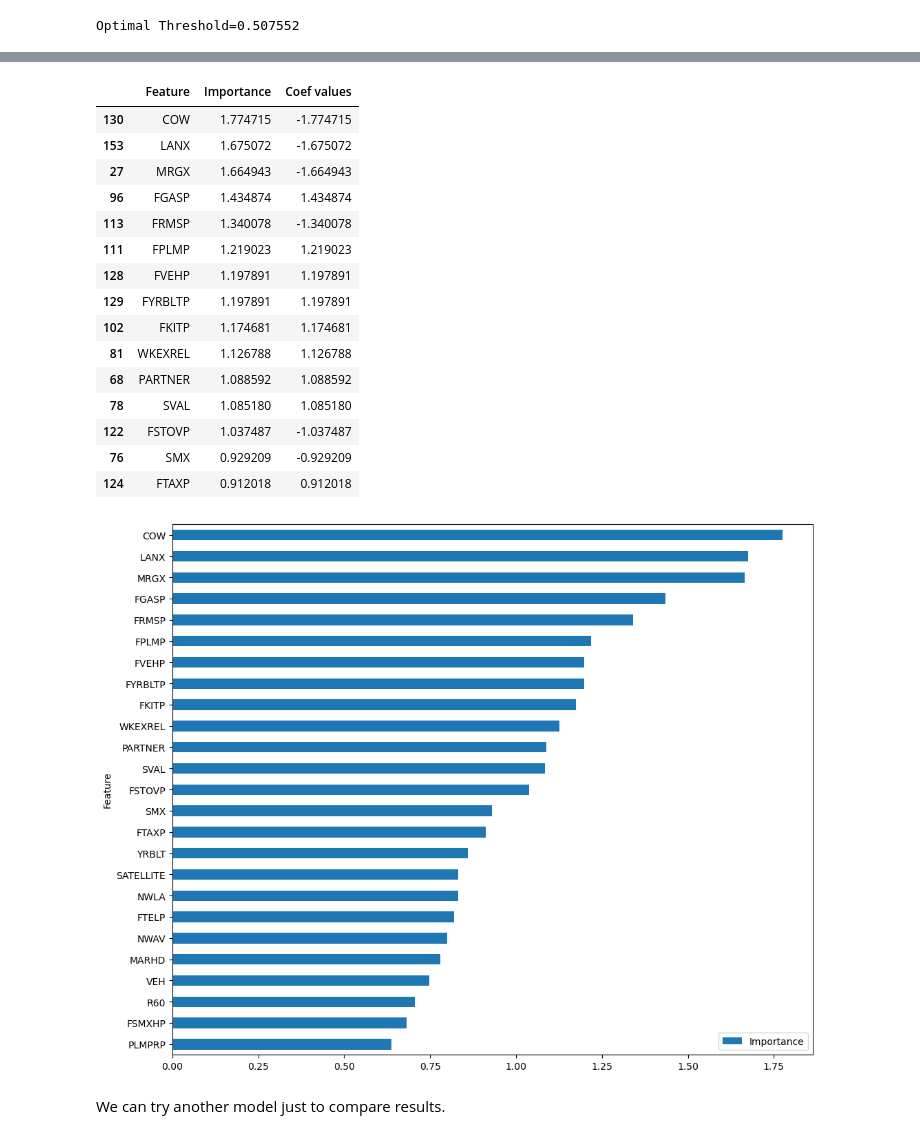
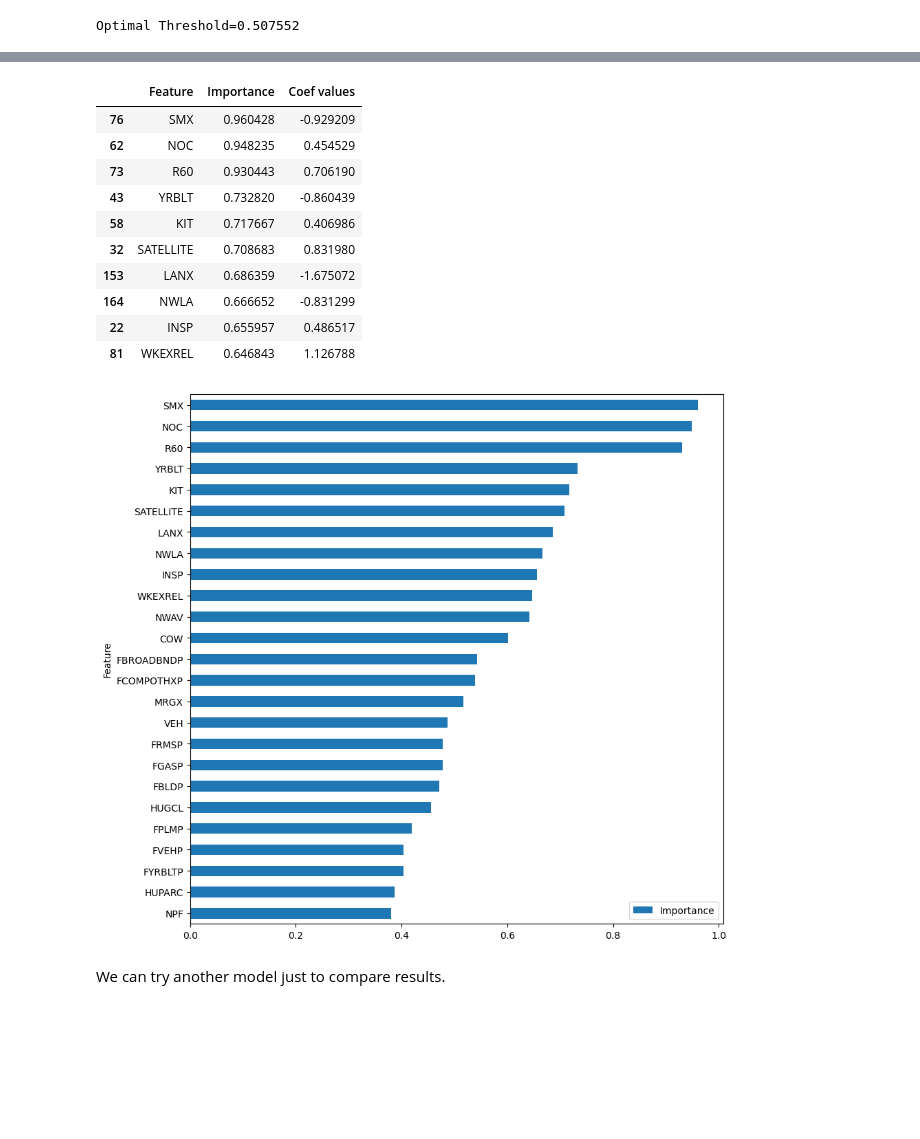
Before and after one commit to qSergio/techy_food, a Jupyter notebook: Food_census.ipynb, the cells around one changed output, grey strips where cells are left out. Cells and saved outputs as stored; diff of their text form; code cells hidden in the pictures; blank space fills up the shorter version.

```diff
--- a/Food_census.ipynb
+++ b/Food_census.ipynb
@@ -877,2 +915,4 @@ Optimal Threshold=0.507552
 # %%
 coefficients = make_pipe_lr.steps[2][1].coef_[0]
+# %%
+X_train_preprocessed = pipeline_col.fit_transform(X_train)
@@ -879,32 +932,27 @@ coefficients = make_pipe_lr.steps[2][1].coef_[0]
 # %%
 feature_importance = pd.DataFrame({'Feature': X_train.columns,
-                                   'Importance': np.abs(coefficients),
+                                   'Importance': np.abs(coefficients * X_train_preprocessed.std(axis=0)),
                                    'Coef values': coefficients})
 feature_importance = feature_importance.sort_values('Importance', ascending=False)
 # %%
-feature_importance.head(15)
+feature_importance.head(10)
 # %% [output]
 |  | Feature | Importance | Coef values |
-| 130 | COW | 1.774715 | -1.774715 |
-| 153 | LANX | 1.675072 | -1.675072 |
-| 27 | MRGX | 1.664943 | -1.664943 |
-| 96 | FGASP | 1.434874 | 1.434874 |
-| 113 | FRMSP | 1.340078 | -1.340078 |
-| 111 | FPLMP | 1.219023 | 1.219023 |
-| 128 | FVEHP | 1.197891 | 1.197891 |
-| 129 | FYRBLTP | 1.197891 | 1.197891 |
-| 102 | FKITP | 1.174681 | 1.174681 |
-| 81 | WKEXREL | 1.126788 | 1.126788 |
-| 68 | PARTNER | 1.088592 | 1.088592 |
-| 78 | SVAL | 1.085180 | 1.085180 |
-| 122 | FSTOVP | 1.037487 | -1.037487 |
-| 76 | SMX | 0.929209 | -0.929209 |
-| 124 | FTAXP | 0.912018 | 0.912018 |
+| 76 | SMX | 0.960428 | -0.929209 |
+| 62 | NOC | 0.948235 | 0.454529 |
+| 73 | R60 | 0.930443 | 0.706190 |
+| 43 | YRBLT | 0.732820 | -0.860439 |
+| 58 | KIT | 0.717667 | 0.406986 |
+| 32 | SATELLITE | 0.708683 | 0.831980 |
+| 153 | LANX | 0.686359 | -1.675072 |
+| 164 | NWLA | 0.666652 | -0.831299 |
+| 22 | INSP | 0.655957 | 0.486517 |
+| 81 | WKEXREL | 0.646843 | 1.126788 |
 # %%
 feature_importance.head(25).plot(x='Feature',
                                  y='Importance',
                                  kind='barh',
-                                 figsize=(12, 10)).invert_yaxis()
+                                 figsize=(10, 10)).invert_yaxis()
 # %% [output]
-[figure, old version]
+[figure, new version]
 # %% [markdown]
```
Also changed, not shown: parts of 20 cells of this notebook.
